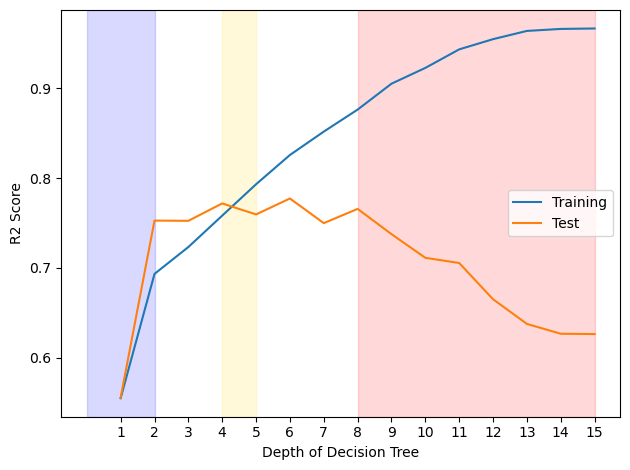
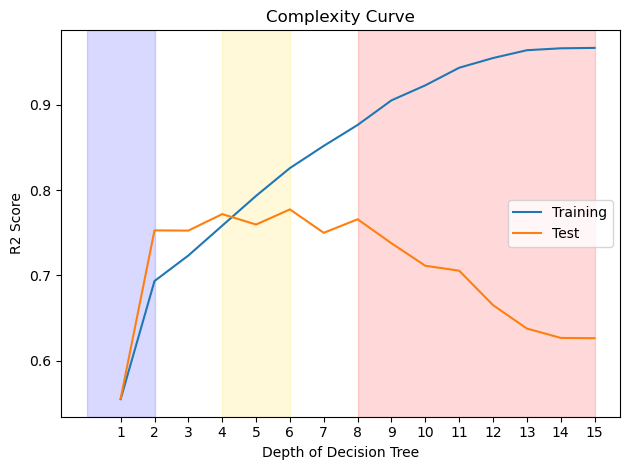
The change to this notebook cell's code, shown as a diff; its figure went from the first image to the second:
--- before
+++ after
@@ -10,7 +10,8 @@
 
 plt.axvspan(0, 2, color='blue', alpha=0.15) # Underfit
-plt.axvspan(4,5, color='gold', alpha=0.15)  # Sweet spot 
+plt.axvspan(4,6, color='gold', alpha=0.15)  # Sweet spot 
 plt.axvspan(8,15, color='red', alpha=0.15)  # Overfit
 
+plt.title('Complexity Curve')
 plt.tight_layout()
 plt.show()

Commit: Formatted Graph for Advanced Task 2